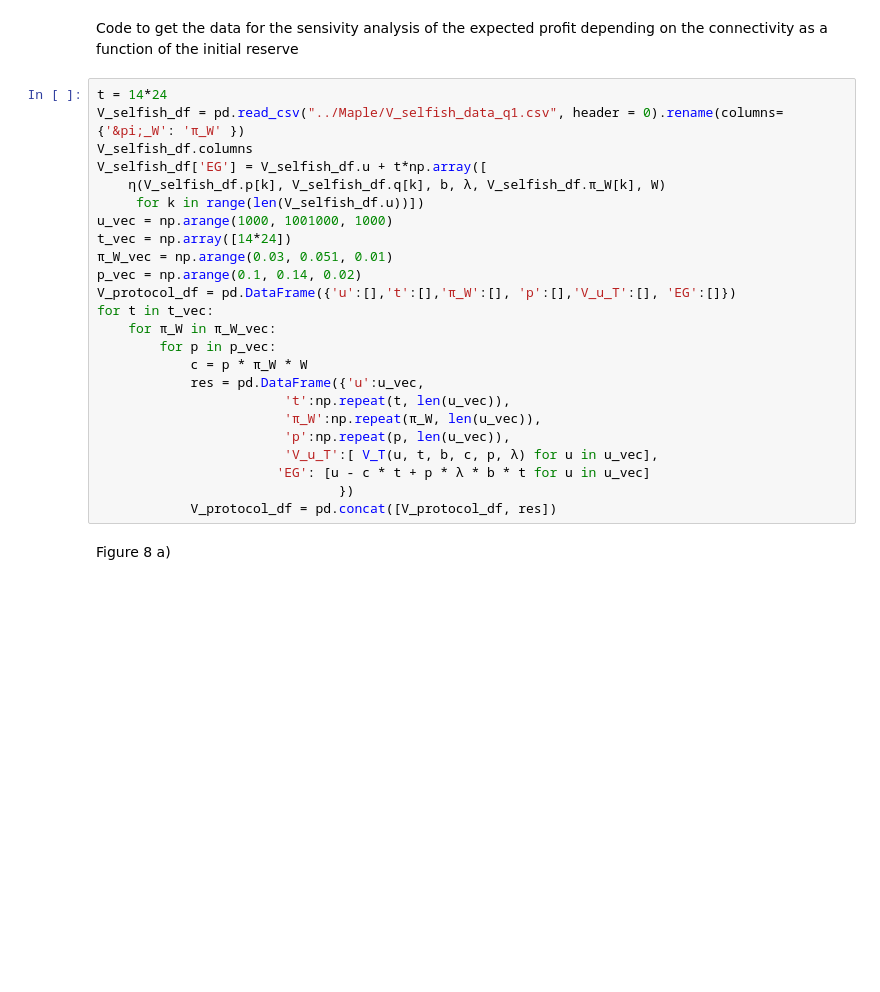
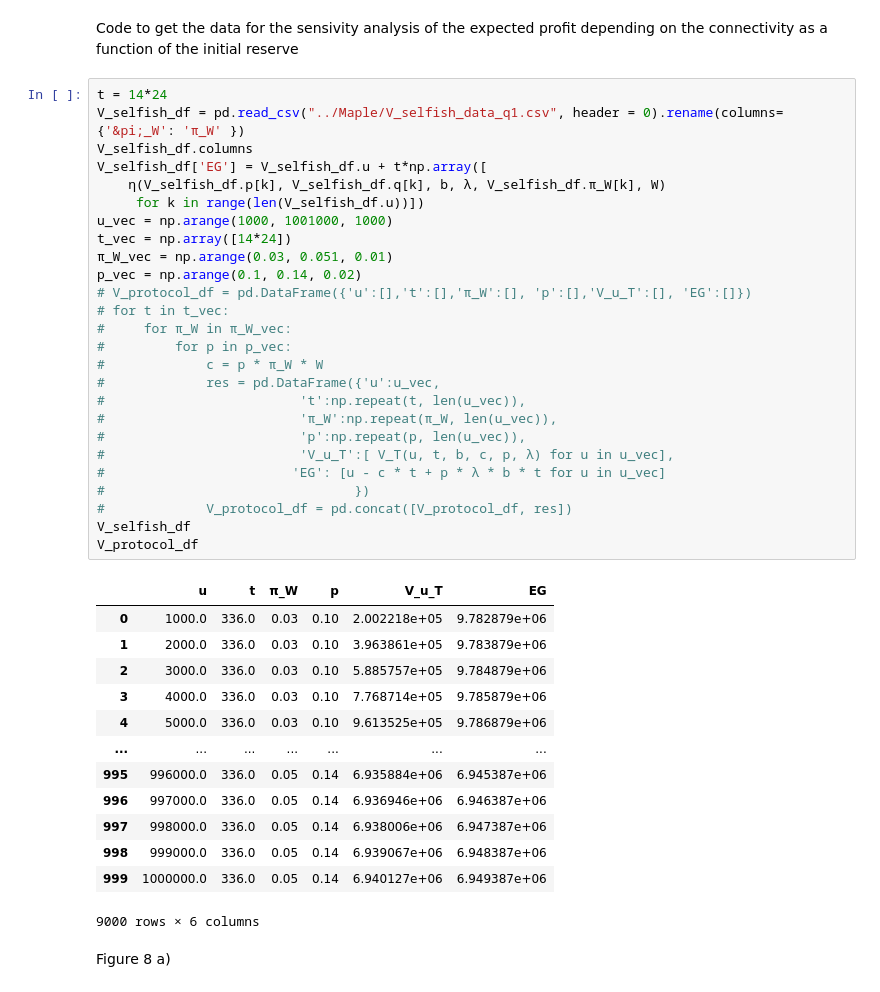
Before and after one commit to LaGauffre/Blockchain_mining_risk_analysis, a Jupyter notebook: Python/numerical_illustrations.ipynb, the cells around one changed output. Cells and saved outputs as stored; diff of their text form; blank space fills up the shorter version.

```diff
--- a/Python/numerical_illustrations.ipynb
+++ b/Python/numerical_illustrations.ipynb
@@ -412,27 +412,43 @@ Code to get the data for the sensivity analysis of the expected profit depending
 # %%
 t = 14*24
 V_selfish_df = pd.read_csv("../Maple/V_selfish_data_q1.csv", header = 0).rename(columns={'&pi;_W': 'π_W' })
 V_selfish_df.columns
 V_selfish_df['EG'] = V_selfish_df.u + t*np.array([
     η(V_selfish_df.p[k], V_selfish_df.q[k], b, λ, V_selfish_df.π_W[k], W)
      for k in range(len(V_selfish_df.u))])
 u_vec = np.arange(1000, 1001000, 1000)
 t_vec = np.array([14*24])
 π_W_vec = np.arange(0.03, 0.051, 0.01)
 p_vec = np.arange(0.1, 0.14, 0.02)
-V_protocol_df = pd.DataFrame({'u':[],'t':[],'π_W':[], 'p':[],'V_u_T':[], 'EG':[]})
-for t in t_vec:
-    for π_W in π_W_vec:
-        for p in p_vec:
-            c = p * π_W * W
-            res = pd.DataFrame({'u':u_vec,
-                        't':np.repeat(t, len(u_vec)),
-                        'π_W':np.repeat(π_W, len(u_vec)),
-                        'p':np.repeat(p, len(u_vec)),
-                        'V_u_T':[ V_T(u, t, b, c, p, λ) for u in u_vec],
-                       'EG': [u - c * t + p * λ * b * t for u in u_vec]
-                               })
-            V_protocol_df = pd.concat([V_protocol_df, res])
+# V_protocol_df = pd.DataFrame({'u':[],'t':[],'π_W':[], 'p':[],'V_u_T':[], 'EG':[]})
+# for t in t_vec:
+#     for π_W in π_W_vec:
+#         for p in p_vec:
+#             c = p * π_W * W
+#             res = pd.DataFrame({'u':u_vec,
+#                         't':np.repeat(t, len(u_vec)),
+#                         'π_W':np.repeat(π_W, len(u_vec)),
+#                         'p':np.repeat(p, len(u_vec)),
+#                         'V_u_T':[ V_T(u, t, b, c, p, λ) for u in u_vec],
+#                        'EG': [u - c * t + p * λ * b * t for u in u_vec]
+#                                })
+#             V_protocol_df = pd.concat([V_protocol_df, res])
+V_selfish_df
+V_protocol_df
+# %% [output]
+|  | u | t | π_W | p | V_u_T | EG |
+| 0 | 1000.0 | 336.0 | 0.03 | 0.10 | 2.002218e+05 | 9.782879e+06 |
+| 1 | 2000.0 | 336.0 | 0.03 | 0.10 | 3.963861e+05 | 9.783879e+06 |
+| 2 | 3000.0 | 336.0 | 0.03 | 0.10 | 5.885757e+05 | 9.784879e+06 |
+| 3 | 4000.0 | 336.0 | 0.03 | 0.10 | 7.768714e+05 | 9.785879e+06 |
+| 4 | 5000.0 | 336.0 | 0.03 | 0.10 | 9.613525e+05 | 9.786879e+06 |
+| ... | ... | ... | ... | ... | ... | ... |
+| 995 | 996000.0 | 336.0 | 0.05 | 0.14 | 6.935884e+06 | 6.945387e+06 |
+| 996 | 997000.0 | 336.0 | 0.05 | 0.14 | 6.936946e+06 | 6.946387e+06 |
+| 997 | 998000.0 | 336.0 | 0.05 | 0.14 | 6.938006e+06 | 6.947387e+06 |
+| 998 | 999000.0 | 336.0 | 0.05 | 0.14 | 6.939067e+06 | 6.948387e+06 |
+| 999 | 1000000.0 | 336.0 | 0.05 | 0.14 | 6.940127e+06 | 6.949387e+06 |
+9000 rows × 6 columns
 # %% [markdown]
 Figure 8 a)
 # %%
```
Also changed, not shown: parts of 1 cell of this notebook, 2 other files.
